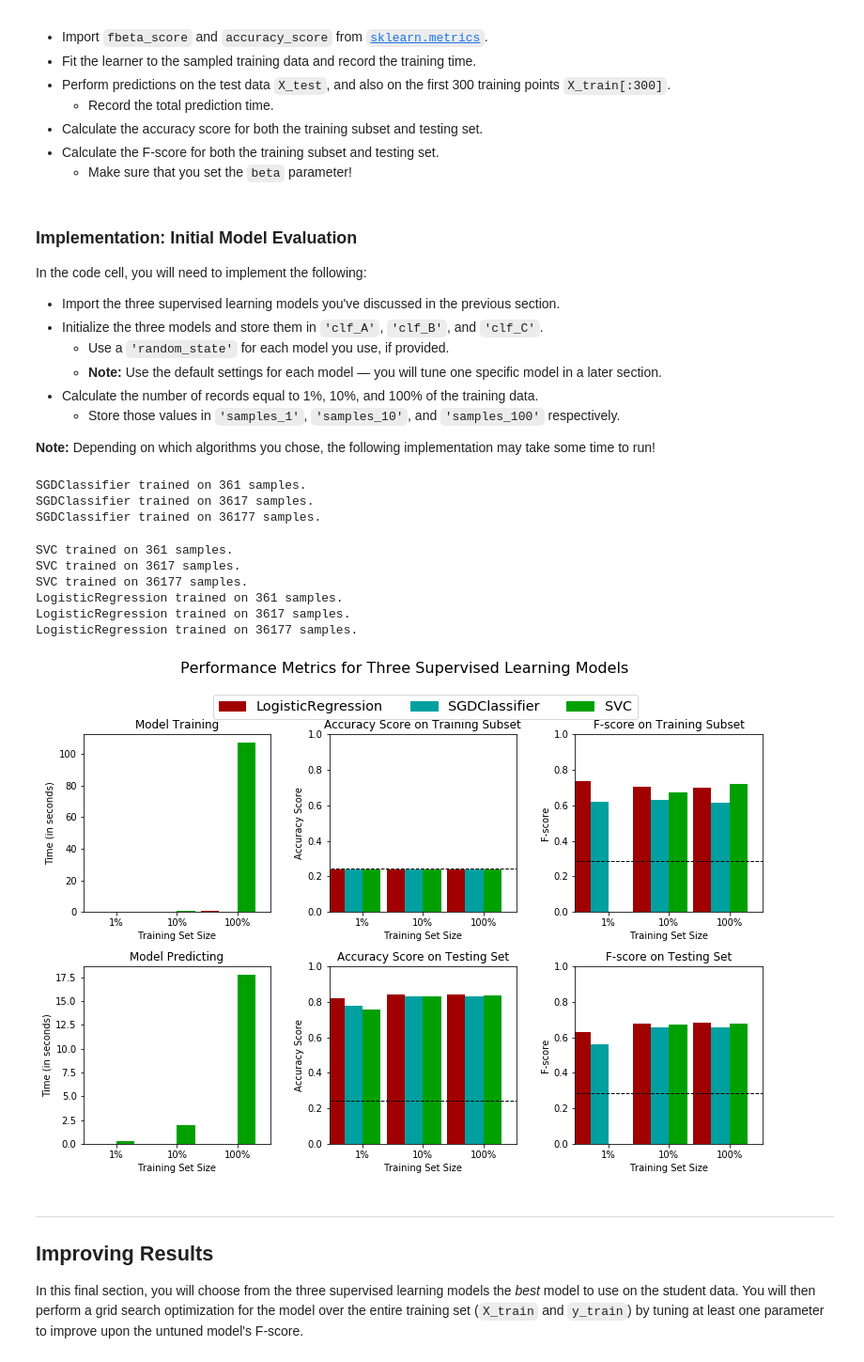
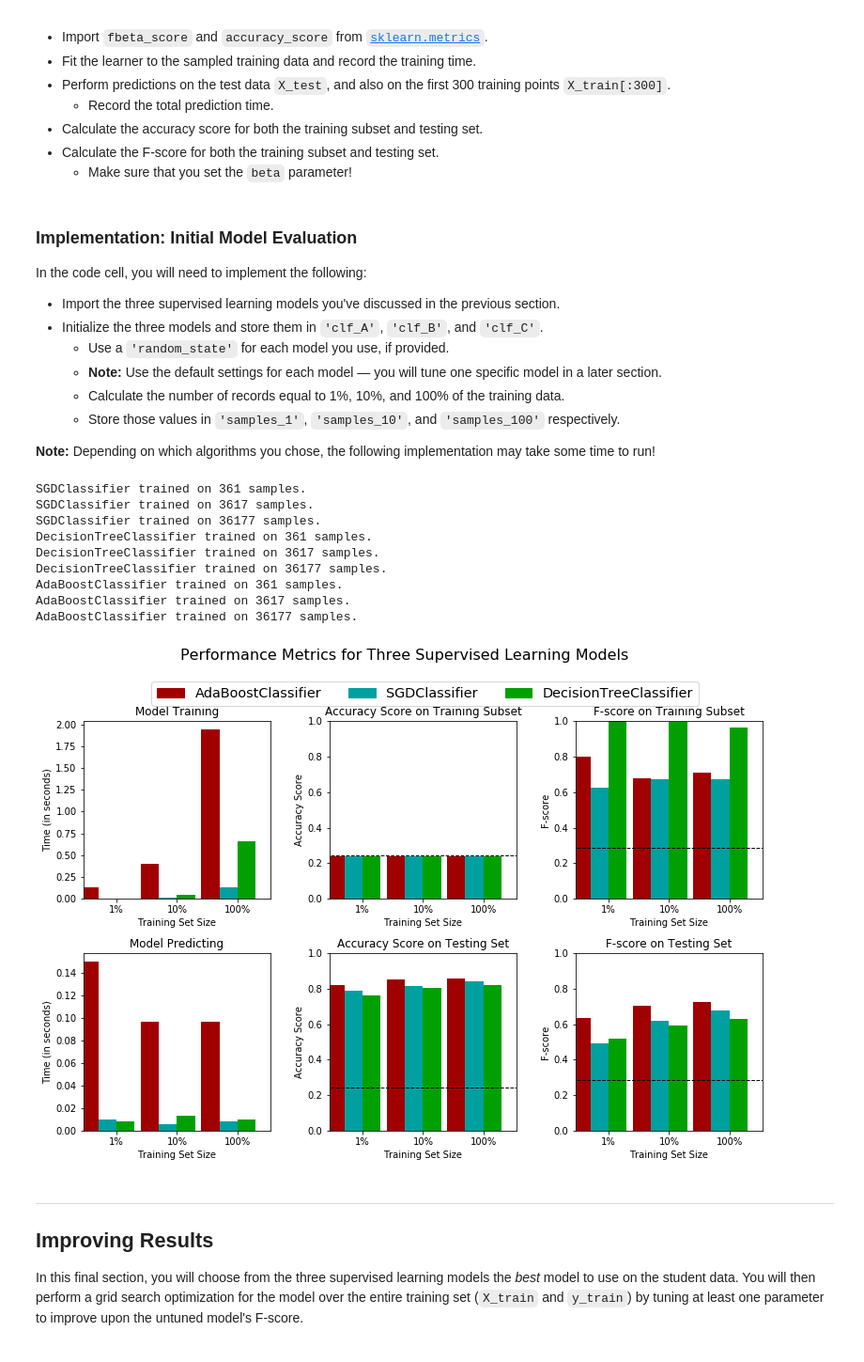
Before and after one commit to thomas-choi/finding_donors, a Jupyter notebook: finding_donors.ipynb, the cells around one changed output. Shown: that part at 94% size. Drawn from its saved outputs; the diff is of its cells as text; code cells hidden in the pictures.

```diff
--- a/finding_donors.ipynb
+++ b/finding_donors.ipynb
@@ -496,52 +492,51 @@ In the code cell, you will need to implement the following:
 - Initialize the three models and store them in `'clf_A'`, `'clf_B'`, and `'clf_C'`.
   - Use a `'random_state'` for each model you use, if provided.
   - **Note:** Use the default settings for each model — you will tune one specific model in a later section.
-- Calculate the number of records equal to 1%, 10%, and 100% of the training data.
+  - Calculate the number of records equal to 1%, 10%, and 100% of the training data.
   - Store those values in `'samples_1'`, `'samples_10'`, and `'samples_100'` respectively.
 
 **Note:** Depending on which algorithms you chose, the following implementation may take some time to run!
 # %%
-from sklearn.naive_bayes import GaussianNB
 from sklearn.tree import DecisionTreeClassifier
-from sklearn.neighbors import KNeighborsClassifier
 from sklearn.linear_model import SGDClassifier
 from sklearn import svm
-from sklearn.linear_model import LogisticRegression
+from sklearn.neighbors import KNeighborsClassifier
+from sklearn.ensemble import AdaBoostClassifier
 
-clf_A = SGDClassifier(loss="hinge", penalty="l2")
-clf_B = svm.SVC()
-clf_C = LogisticRegression()
+clf_A = SGDClassifier(random_state=50)
+clf_B = DecisionTreeClassifier(random_state=50)
+clf_C = AdaBoostClassifier(random_state=50)
 
 # TODO: Calculate the number of samples for 1%, 10%, and 100% of the training data
 # HINT: samples_100 is the entire training set i.e. len(y_train)
 # HINT: samples_10 is 10% of samples_100
 # HINT: samples_1 is 1% of samples_100
 samples_100 = len(X_train)
 samples_10 = int(0.1 * samples_100)
 samples_1 = int(0.01 * samples_100)
 
 # Collect results on the learners
 results = {}
 for clf in [clf_A, clf_B, clf_C]:
     clf_name = clf.__class__.__name__
     results[clf_name] = {}
     for i, samples in enumerate([samples_1, samples_10, samples_100]):
         results[clf_name][i] = \
         train_predict(clf, samples, X_train, y_train, X_test, y_test)
 
 # Run metrics visualization for the three supervised learning models chosen
 vs.evaluate(results, accuracy, fscore)
 # %% [output]
 SGDClassifier trained on 361 samples.
 SGDClassifier trained on 3617 samples.
 SGDClassifier trained on 36177 samples.
+DecisionTreeClassifier trained on 361 samples.
+DecisionTreeClassifier trained on 3617 samples.
+DecisionTreeClassifier trained on 36177 samples.
+AdaBoostClassifier trained on 361 samples.
+AdaBoostClassifier trained on 3617 samples.
+AdaBoostClassifier trained on 36177 samples.
-SVC trained on 361 samples.
-SVC trained on 3617 samples.
-SVC trained on 36177 samples.
-LogisticRegression trained on 361 samples.
-LogisticRegression trained on 3617 samples.
-LogisticRegression trained on 36177 samples.
-[figure, old version]
+[figure, new version]
 # %% [markdown]
 ----
 ## Improving Results
```
Also changed, not shown: parts of 45 cells of this notebook, 4 other files.
